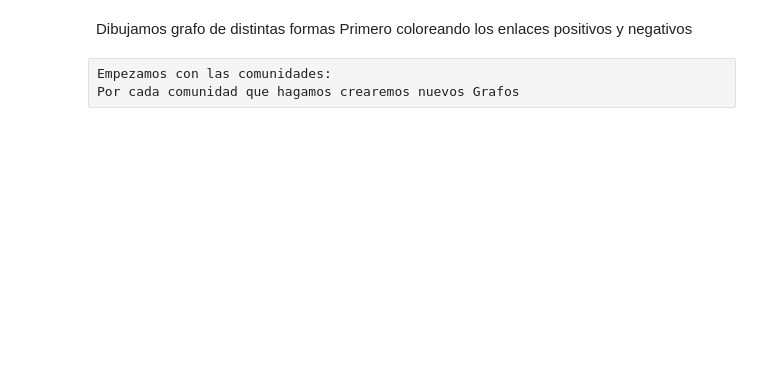
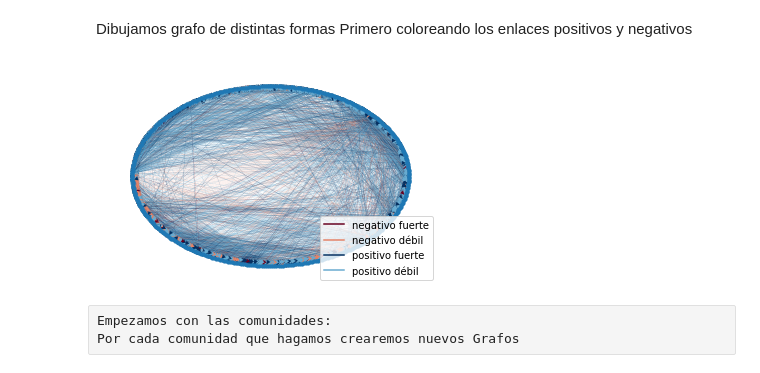
Before and after one commit to alejandro-gitt/clustpy, a Jupyter notebook: test_notebook.ipynb, the cells around one changed output. Cells and saved outputs as stored; diff of their text form; code cells hidden in the pictures; blank space fills up the shorter version.

```diff
--- a/test_notebook.ipynb
+++ b/test_notebook.ipynb
@@ -99,22 +138,24 @@ maximo de vueltas inutiles 1
 Dibujamos grafo de distintas formas
 Primero coloreando los enlaces positivos y negativos
 # %%
-#Creamos leyenda en función de las relaciones en
-# cNorm = colors.Normalize(vmin = df_edges['weight'].min(), vmax = df_edges['weight'].max())
-# scalarMap = cmx.ScalarMappable(norm = cNorm, cmap = plt.cm.RdBu)
-# ColorLegend = {'negativo fuerte': -2,
-#            'negativo débil': -1,
-#            'positivo fuerte': 2,
-#            'positivo débil': 1}
+#Creamos leyenda en función de las relaciones
+cNorm = colors.Normalize(vmin = df_edges['weight'].min(), vmax = df_edges['weight'].max())
+scalarMap = cmx.ScalarMappable(norm = cNorm, cmap = plt.cm.RdBu)
+ColorLegend = {'negativo fuerte': -2,
+           'negativo débil': -1,
+           'positivo fuerte': 2,
+           'positivo débil': 1}
 
-# f = plt.figure(1)
-# ax = f.add_subplot(1,1,1)
-# for label in ColorLegend:
-#     ax.plot([0],[0],color=scalarMap.to_rgba(ColorLegend[label]),label=label)
+f = plt.figure(1)
+ax = f.add_subplot(1,1,1)
+for label in ColorLegend:
+    ax.plot([0],[0],color=scalarMap.to_rgba(ColorLegend[label]),label=label)
 
-# plt.legend(loc = 'lower right')
-# nx.draw_shell(MDG,node_size=10,width = 0.1,vmin = df_edges['weight'].min(),vmax=df_edges['weight'].max(),edge_color=df_edges['weight'],edge_cmap=plt.cm.RdBu,ax=ax)
-# plt.show()
+plt.legend(loc = 'lower right')
+nx.draw_shell(MDG,node_size=10,width = 0.1,vmin = df_edges['weight'].min(),vmax=df_edges['weight'].max(),edge_color=df_edges['weight'],edge_cmap=plt.cm.RdBu,ax=ax)
+plt.show()
+# %% [output]
+[figure, added]
 # %%
 # nx.draw_random(MDG,node_size=10,width = 0.1,edge_color=df_edges['weight'],edge_cmap=plt.cm.RdBu)
 
```
Also changed, not shown: parts of 9 cells of this notebook, 2 other files.
